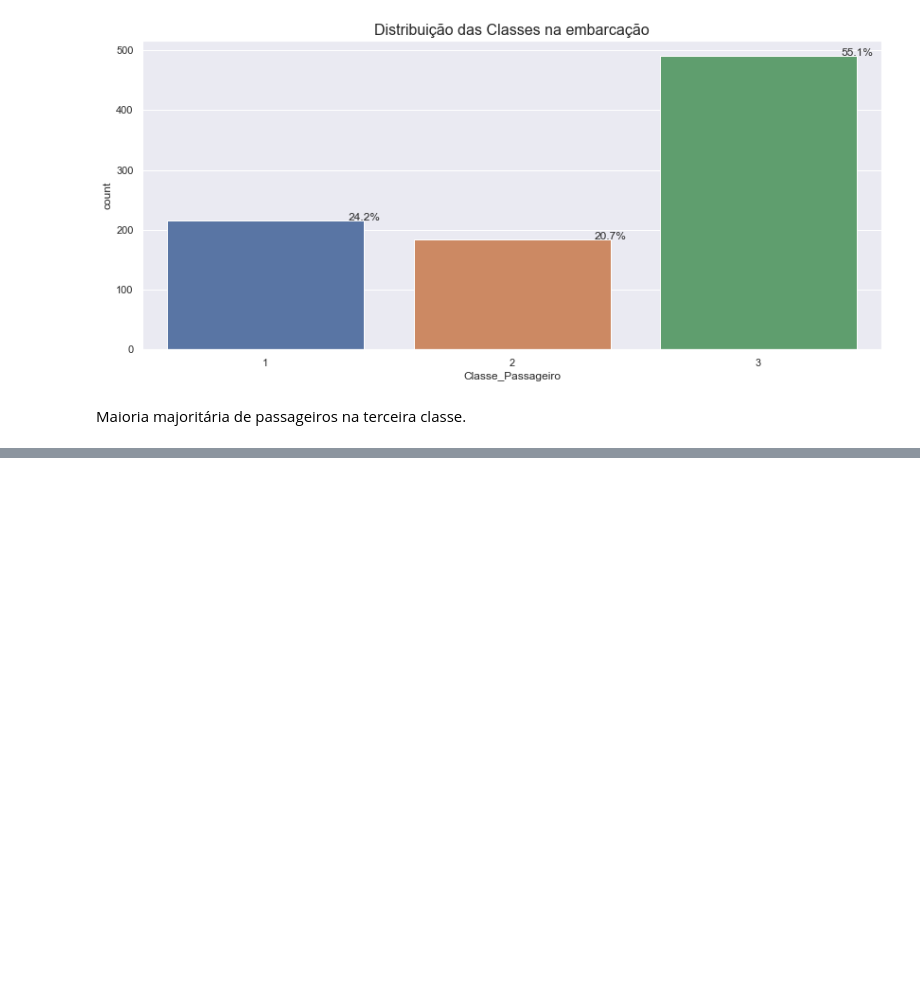
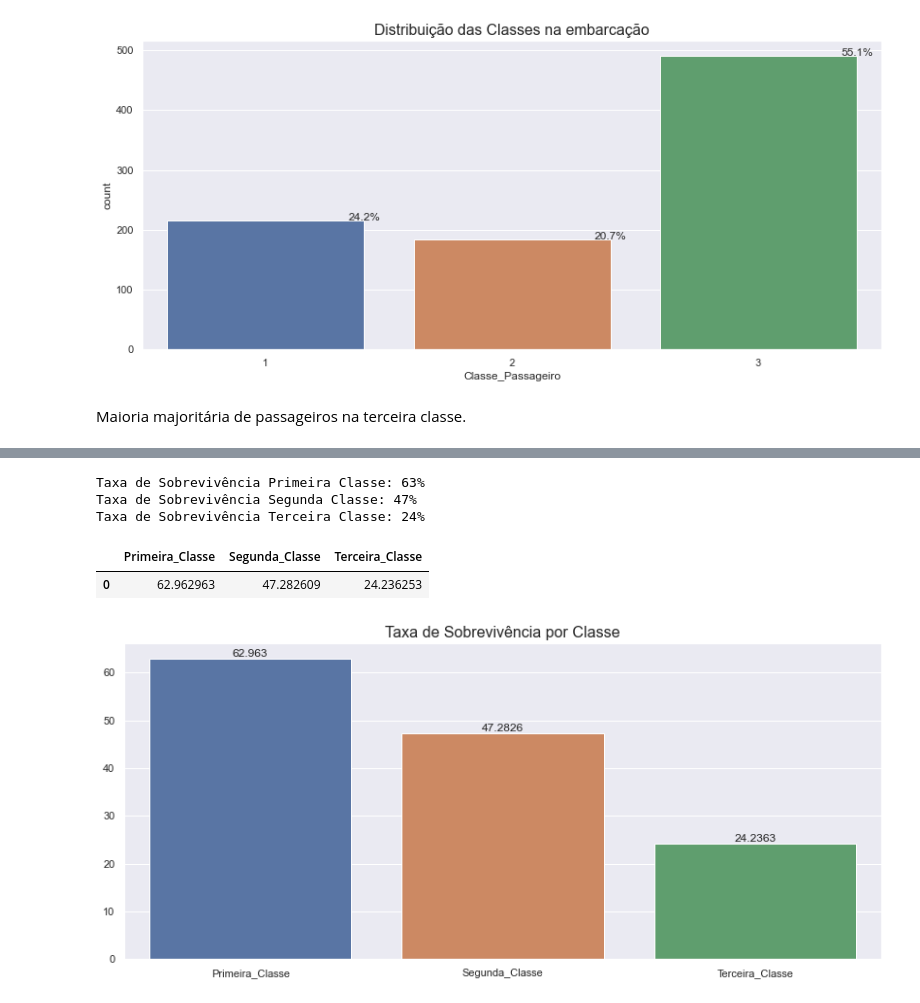
Before and after one commit to Rebeque/Titanic---Quem-sobreviveria-ETL-EDA-ML-Deploy-HTML-CSS-, a Jupyter notebook: Notebook_Titanic_Quem sobreviveria_v0.1.ipynb, the cells around one changed output, grey strips where cells are left out. Saved outputs shown, nothing was run; the diff lists cells and outputs as text; code cells hidden in the pictures; blank space fills up the shorter version.

```diff
--- a/Notebook_Titanic_Quem sobreviveria_v0.1.ipynb
+++ b/Notebook_Titanic_Quem sobreviveria_v0.1.ipynb
@@ -501,0 +545,40 @@ df_genero
+# %%
+# Gerando taxa de sobrevivência para cada classe
+primeira_c = 216
+sobrev_primeira_c = 136
+taxa_primeira_c = (sobrev_primeira_c * 100) / primeira_c
+print("Taxa de Sobrevivência Primeira Classe: {:,.0f}%".format(taxa_primeira_c))
+
+segunda_c = 184
+sobrev_segunda_c = 87
+taxa_segunda_c = (sobrev_segunda_c * 100) / segunda_c
+print("Taxa de Sobrevivência Segunda Classe: {:,.0f}%".format(taxa_segunda_c))
+
+terceira_c = 491
+sobrev_terceira_c = 119
+taxa_terceira_c = (sobrev_terceira_c * 100) / terceira_c
+print("Taxa de Sobrevivência Terceira Classe: {:,.0f}%".format(taxa_terceira_c))
+# %% [output]
+Taxa de Sobrevivência Primeira Classe: 63%
+Taxa de Sobrevivência Segunda Classe: 47%
+Taxa de Sobrevivência Terceira Classe: 24%
+# %%
+# Gerando um dataframe com esses dados
+taxa_sobrevivencias = {'Primeira_Classe': [taxa_primeira_c],
+                       'Segunda_Classe': [taxa_segunda_c],
+                       'Terceira_Classe': [taxa_terceira_c]}
+
+df_taxa_sobrevivencias = pd.DataFrame(data=taxa_sobrevivencias)
+df_taxa_sobrevivencias
+# %% [output]
+|  | Primeira_Classe | Segunda_Classe | Terceira_Classe |
+| 0 | 62.962963 | 47.282609 | 24.236253 |
+# %%
+# Gerando um gráfico
+ax = sns.barplot(data=df_taxa_sobrevivencias)
+plt.title('Taxa de Sobrevivência por Classe', fontsize=16)
+for i in ax.containers:
+    ax.bar_label(i,)
+plt.show()
+# %% [output]
+[figure, added]
```
Also changed, not shown: parts of 16 cells of this notebook.
